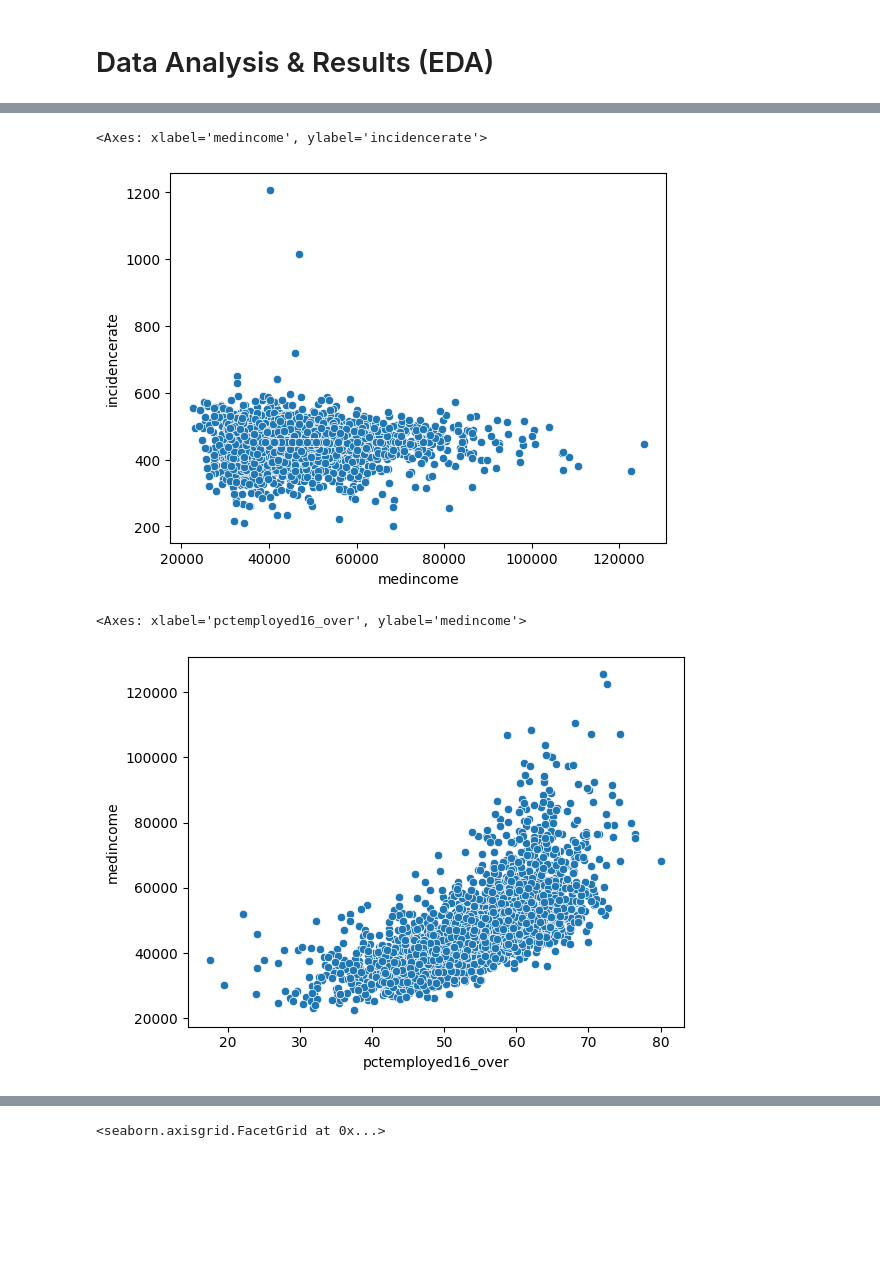
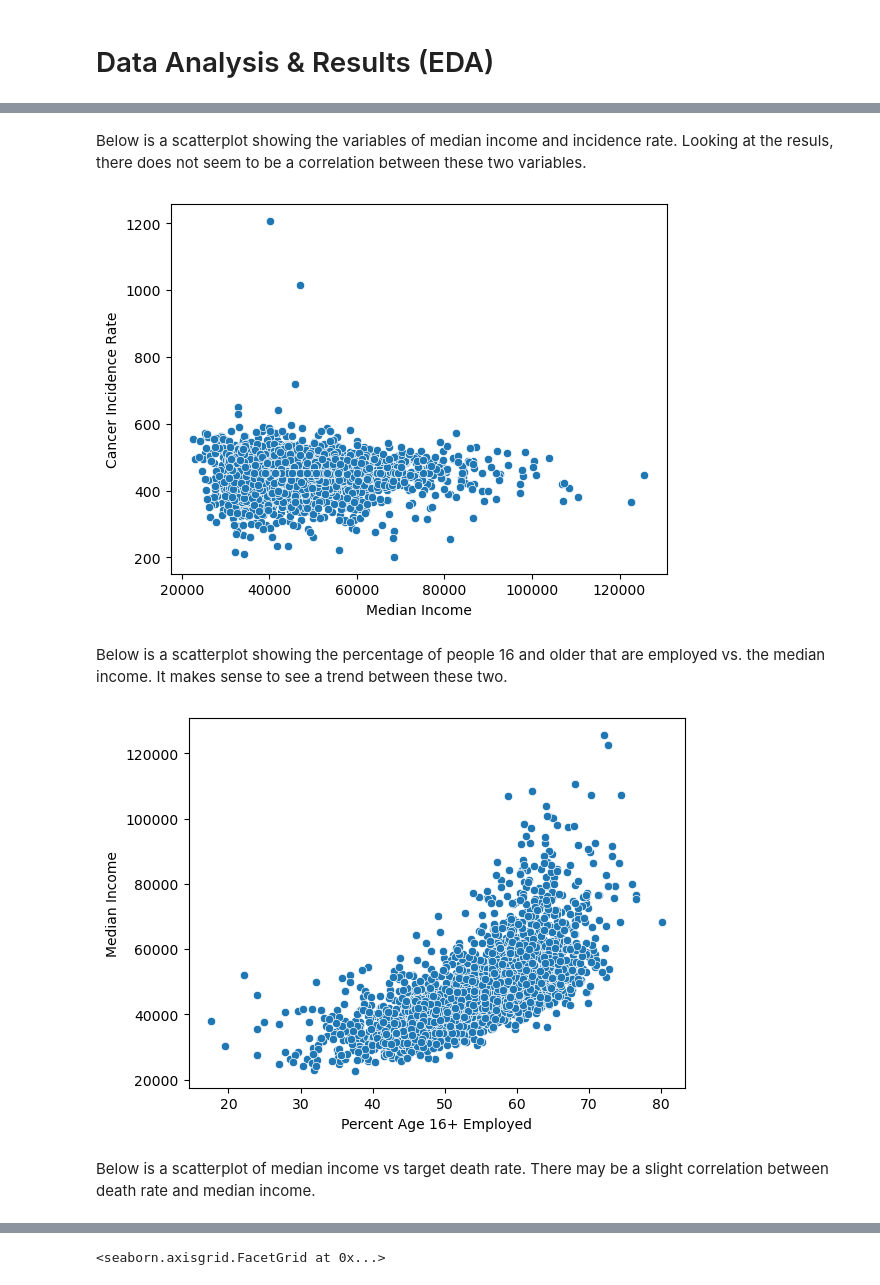
Before and after one commit to caseyhild/Data-Science-For-Cancer-Analysis, a Jupyter notebook: EDACheckpointGroup_Sp23_Casey_s_Group.ipynb, the cells around one changed output, grey strips where cells are left out. Saved outputs shown, nothing was run; the diff lists cells and outputs as text; code cells hidden in the pictures; blank space fills up the shorter version.

```diff
--- a/EDACheckpointGroup_Sp23_Casey_s_Group.ipynb
+++ b/EDACheckpointGroup_Sp23_Casey_s_Group.ipynb
@@ -262,12 +262,22 @@ sns.scatterplot(x='incidencerate', y='target_deathrate', data=data_cancer)
+# %% [markdown]
+Below is a scatterplot showing the variables of median income and incidence rate. Looking at the resuls, there does not seem to be a correlation between these two variables.
 # %%
 sns.scatterplot(x='medincome', y='incidencerate', data=data_cancer)
+plt.xlabel('Median Income')
+plt.ylabel('Cancer Incidence Rate')
+plt.show()
 # %% [output]
-<Axes: xlabel='medincome', ylabel='incidencerate'>
-[figure, old version]
+[figure, new version]
+# %% [markdown]
+Below is a scatterplot showing the percentage of people 16 and older that are employed vs. the median income. It makes sense to see a trend between these two.
 # %%
 sns.scatterplot(x='pctemployed16_over', y='medincome', data=data_cancer)
+plt.ylabel('Median Income')
+plt.xlabel('Percent Age 16+ Employed')
+plt.show()
 # %% [output]
-<Axes: xlabel='pctemployed16_over', ylabel='medincome'>
-[figure, old version]
+[figure, new version]
+# %% [markdown]
+Below is a scatterplot of median income vs target death rate. There may be a slight correlation between death rate and median income.
 # %%
 sns.scatterplot(x='medincome', y='target_deathrate', data=data_cancer)
```
Also changed, not shown: parts of 16 cells of this notebook.
